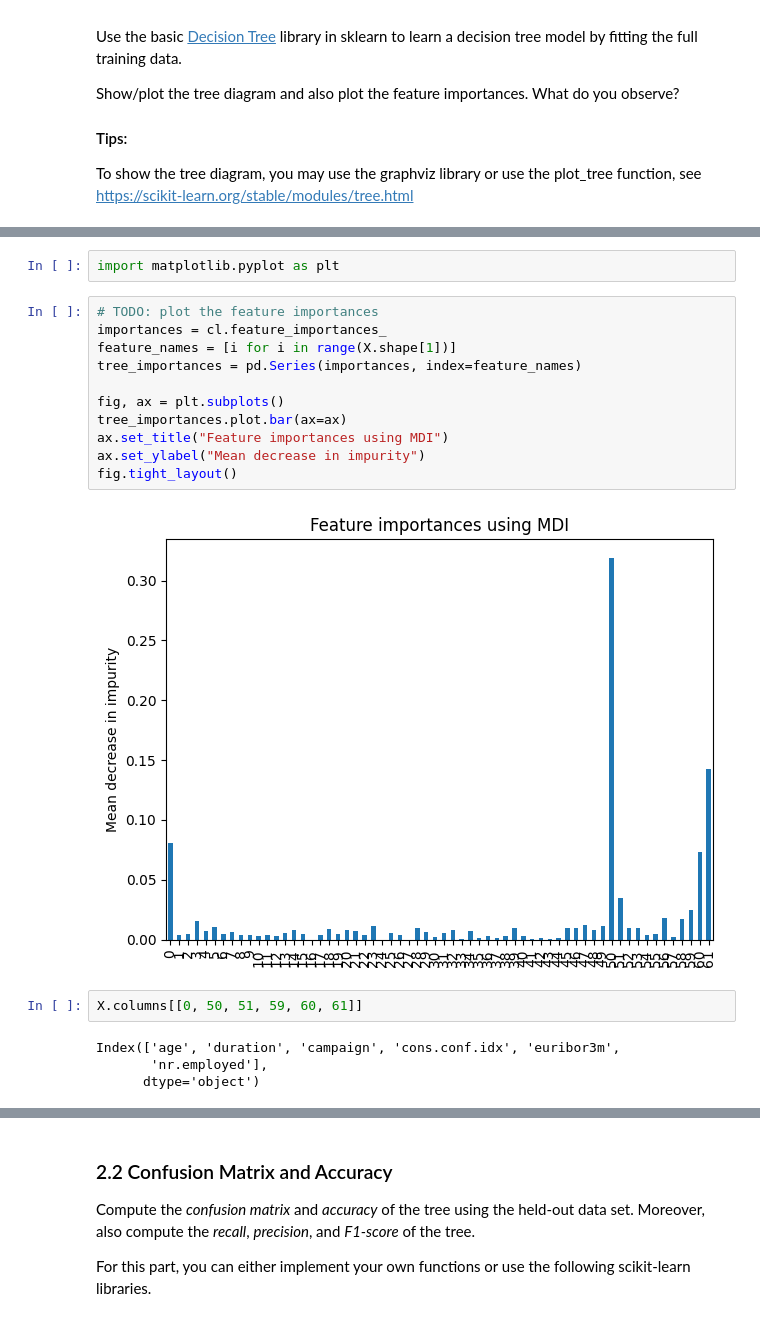
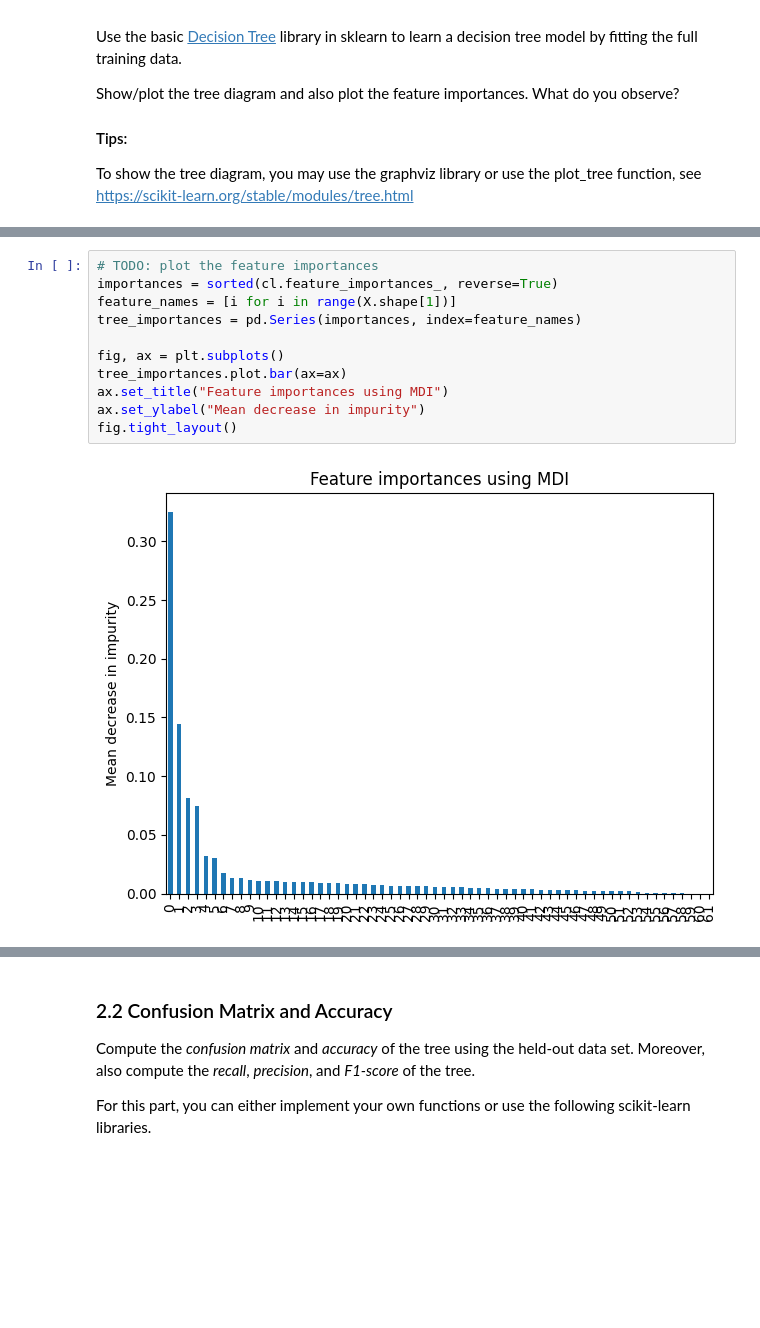
Before and after one commit to MacSuperior/APML, a Jupyter notebook: Assignment-1.ipynb, the cells around one changed output, grey strips where cells are left out. Cells and saved outputs as stored; diff of their text form; blank space fills up the shorter version.

Commit message:
Update to 1.2: Sort feature importances and display importances with feature names seperately

```diff
--- a/Assignment-1.ipynb
+++ b/Assignment-1.ipynb
@@ -225,21 +182,13 @@ tree.plot_tree(cl)
-# %%
-import matplotlib.pyplot as plt
 # %%
 # TODO: plot the feature importances
-importances = cl.feature_importances_
+importances = sorted(cl.feature_importances_, reverse=True)
 feature_names = [i for i in range(X.shape[1])]
 tree_importances = pd.Series(importances, index=feature_names)
 
 fig, ax = plt.subplots()
 tree_importances.plot.bar(ax=ax)
 ax.set_title("Feature importances using MDI")
 ax.set_ylabel("Mean decrease in impurity")
 fig.tight_layout()
 # %% [output]
-[figure, old version]
+[figure, new version]
-# %%
-X.columns[[0, 50, 51, 59, 60, 61]]
-# %% [output]
-Index(['age', 'duration', 'campaign', 'cons.conf.idx', 'euribor3m',
-       'nr.employed'],
-      dtype='object')
```
Also changed, not shown: parts of 8 cells of this notebook.
